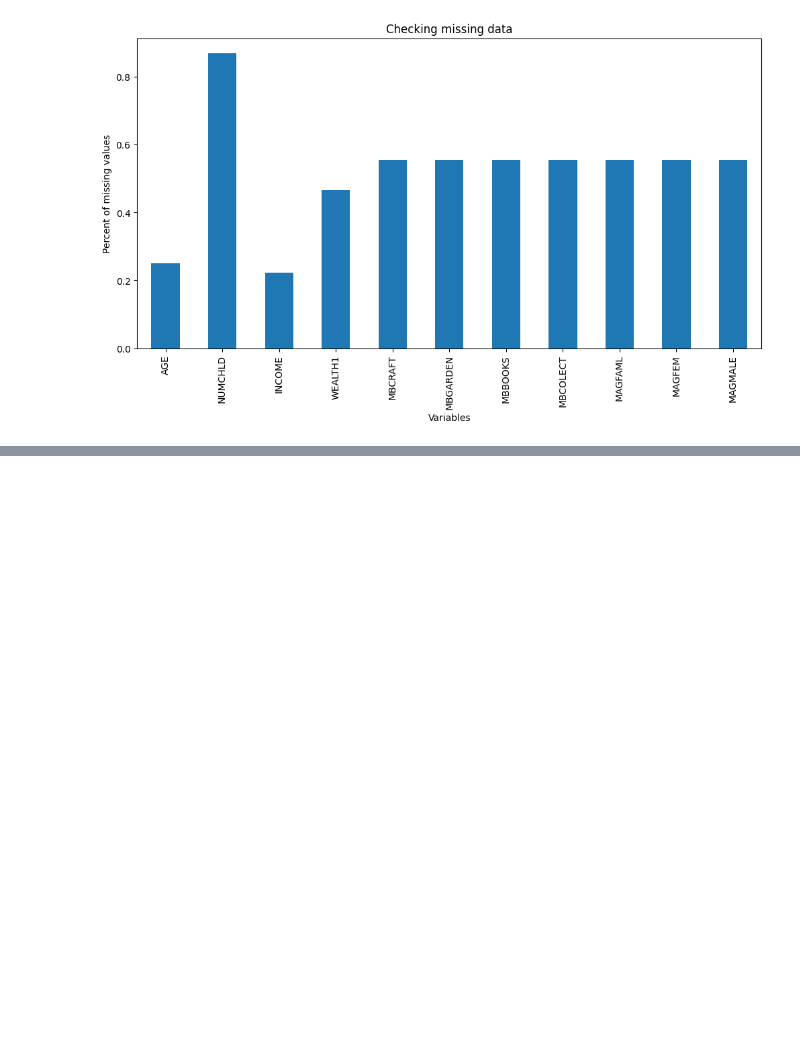
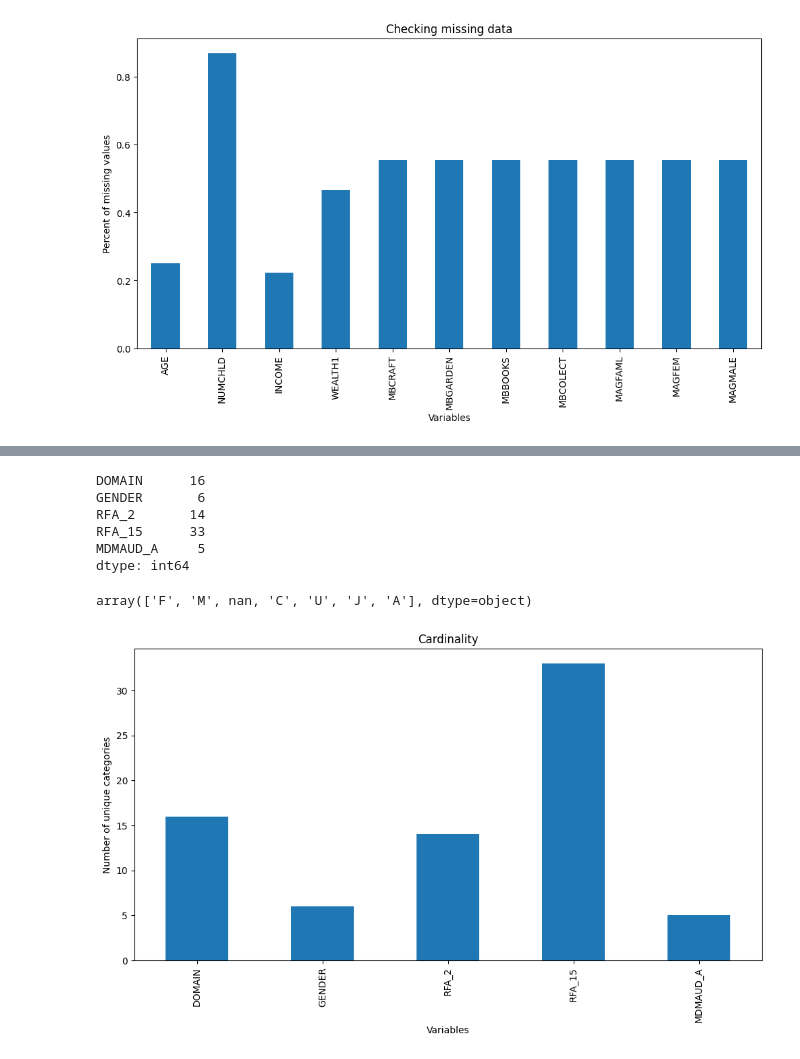
Before and after one commit to Chirag314/Feature-Engineering, a Jupyter notebook: Feature_Engineering_practise.ipynb, the cells around one changed output, grey strips where cells are left out. Saved outputs shown, nothing was run; the diff lists cells and outputs as text; code cells hidden in the pictures; blank space fills up the shorter version.

```diff
--- a/Feature_Engineering_practise.ipynb
+++ b/Feature_Engineering_practise.ipynb
@@ -148,3 +148,10 @@ plt.title('Checking missing data')
 plt.show()
 # %% [output]
 [figure]
+# %%
+#Check cardinality of categorical data
+
+cols=['GENDER','RFA_2','MDMAUD_A','DOMAIN','RFA_15']
+data=pd.read_csv('cup98LRN.txt',usecols=cols)
+data=data.replace(' ',np.nan)
+data.head()
@@ -150,0 +165,24 @@ plt.show()
+# %%
+#determine number of unique categories in each variable
+data.nunique()
+# %% [output]
+DOMAIN      16
+GENDER       6
+RFA_2       14
+RFA_15      33
+MDMAUD_A     5
+dtype: int64
+# %%
+#print out unique values of 'GENDER' category
+data['GENDER'].unique()
+# %% [output]
+array(['F', 'M', nan, 'C', 'U', 'J', 'A'], dtype=object)
+# %%
+# Make a plot to check cardinality of each variable
+data.nunique().plot.bar(figsize=(12,6))
+plt.ylabel('Number of unique categories')
+plt.xlabel('Variables')
+plt.title('Cardinality')
+plt.show()
+# %% [output]
+[figure, added]
```
Also changed, not shown: parts of 5 cells of this notebook.
